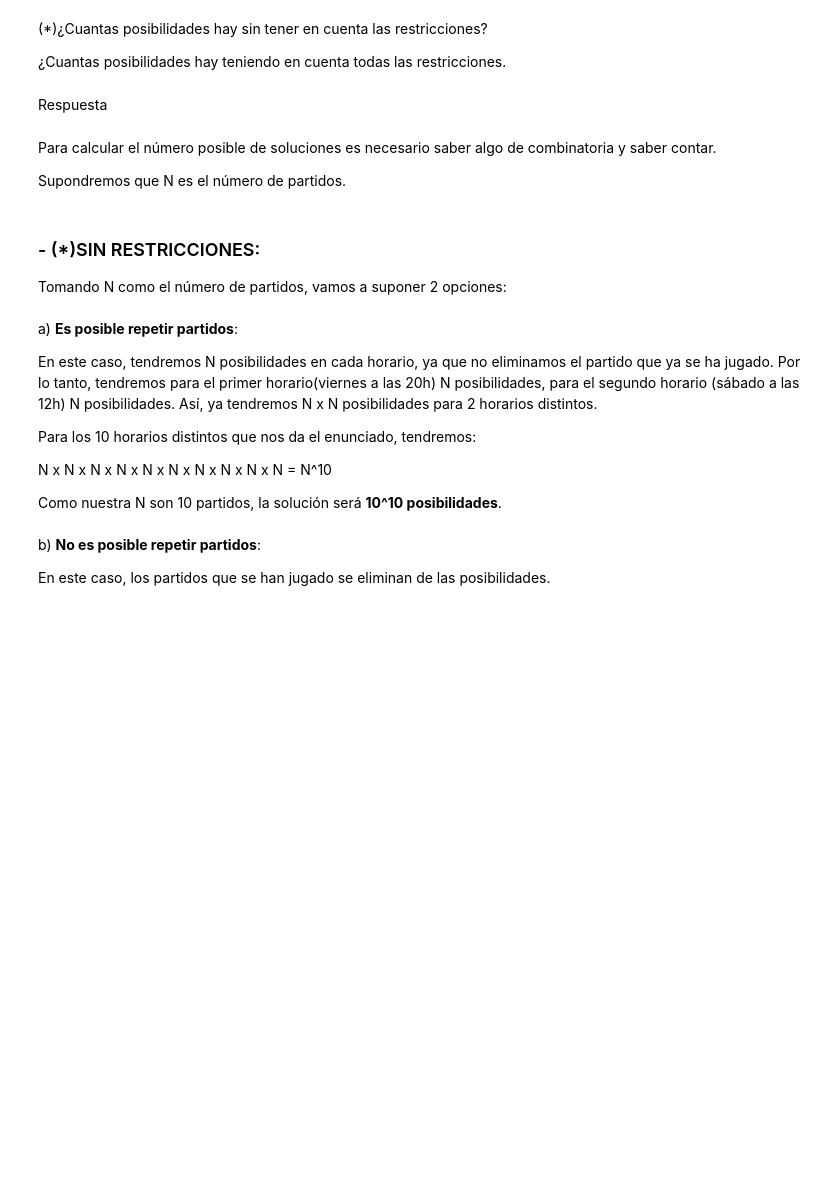
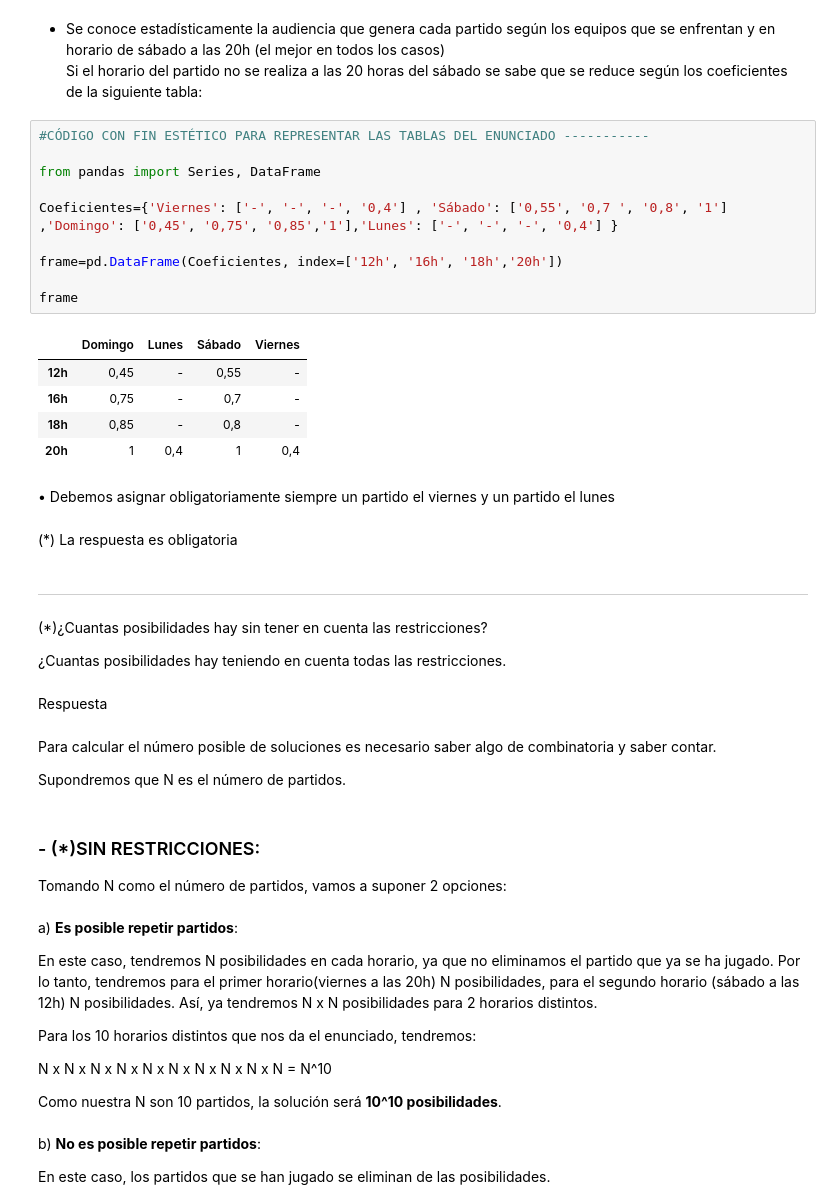
Before and after one commit to NoemiFernandez/03MAIR-Algoritmos-de-optimizacion, a Jupyter notebook: SEMINARIOS/Seminario_NoemiFernandez.ipynb, the cells around one changed output. Saved outputs shown, nothing was run; the diff lists cells and outputs as text; blank space fills up the shorter version.

```diff
--- a/SEMINARIOS/Seminario_NoemiFernandez.ipynb
+++ b/SEMINARIOS/Seminario_NoemiFernandez.ipynb
@@ -33,3 +36,30 @@ Viernes Sábado Domingo Lunes<br>
+# %% [markdown]
+- Se conoce estadísticamente la audiencia que genera cada partido según los equipos
+que se enfrentan y en horario de sábado a las 20h (el mejor en todos los casos)<br>
+Si el horario del partido no se realiza a las 20 horas del sábado se sabe que se reduce
+según los coeficientes de la siguiente tabla:<br>
+# %%
+#CÓDIGO CON FIN ESTÉTICO PARA REPRESENTAR LAS TABLAS DEL ENUNCIADO -----------
+
+from pandas import Series, DataFrame
+
+Coeficientes={'Viernes': ['-', '-', '-', '0,4'] , 'Sábado': ['0,55', '0,7 ', '0,8', '1'] ,'Domingo': ['0,45', '0,75', '0,85','1'],'Lunes': ['-', '-', '-', '0,4'] }
+
+frame=pd.DataFrame(Coeficientes, index=['12h', '16h', '18h','20h'])
+
+frame
+# %% [output]
+|  | Domingo | Lunes | Sábado | Viernes |
+| 12h | 0,45 | - | 0,55 | - |
+| 16h | 0,75 | - | 0,7 | - |
+| 18h | 0,85 | - | 0,8 | - |
+| 20h | 1 | 0,4 | 1 | 0,4 |
+# %% [markdown]
+• Debemos asignar obligatoriamente siempre un partido el viernes y un partido el lunes<br>
+# %% [markdown]
+(*) La respuesta es obligatoria
+# %% [markdown]
+-----------------------
 # %% [markdown]
 (*)¿Cuantas posibilidades hay sin tener en cuenta las restricciones?<br>
 
```
Also changed, not shown: parts of 11 cells of this notebook.
